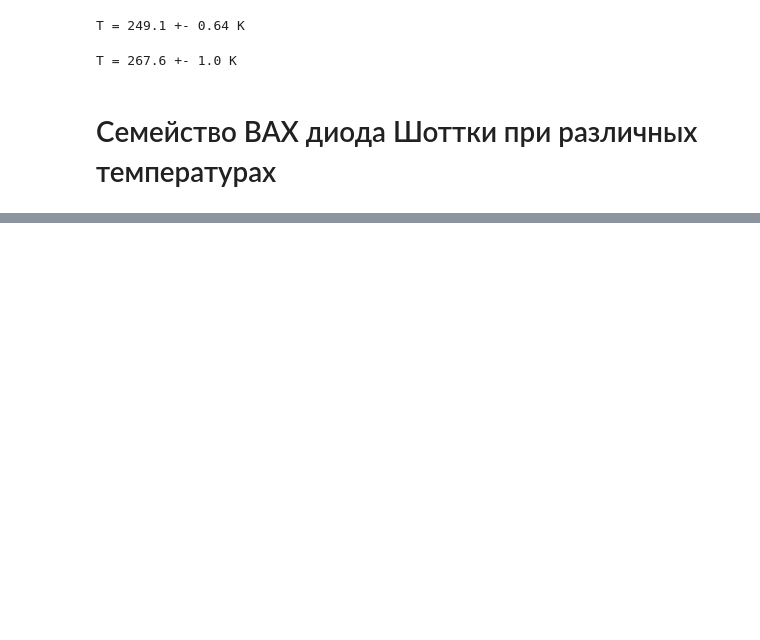
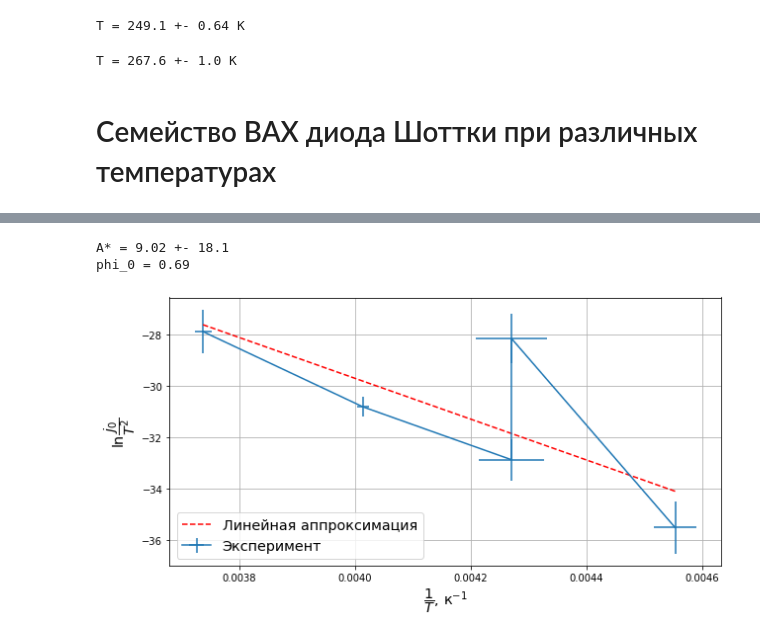
Before and after one commit to MrKozelberg/diod_schottky-, a Jupyter notebook: script.ipynb, the cells around one changed output, grey strips where cells are left out. Cells and saved outputs as stored; diff of their text form; code cells hidden in the pictures; blank space fills up the shorter version.

```diff
--- a/script.ipynb
+++ b/script.ipynb
@@ -179,0 +270,42 @@ plt.legend(loc=2)
+# %%
+_, b1 = np.polyfit(vi1[:, 0], func(vi1[:, 0], vi1[:, 1], T1), 1)
+_, b2 = np.polyfit(vi2[:, 0], func(vi2[:, 0], vi2[:, 1], T2), 1)
+_, b3 = np.polyfit(vi3[:, 0], func(vi3[:, 0], vi3[:, 1], T3), 1)
+_, b4 = np.polyfit(vi4[:-1, 0], func(vi4[:-1, 0], vi4[:-1, 1], T4), 1)
+_, b5 = np.polyfit(vi5[:-1, 0], func(vi5[:-1, 0], vi5[:-1, 1], T5), 1)
+
+b1_err = (func(vi1[:, 0], vi1[:, 1], T1)).std()
+b2_err = (func(vi2[:, 0], vi2[:, 1], T2)).std()
+b3_err = (func(vi3[:, 0], vi3[:, 1], T3)).std()
+b4_err = (func(vi4[:-1, 0], vi4[:-1, 1], T4)).std()
+b5_err = (func(vi5[:-1, 0], vi5[:-1, 1], T5)).std()
+
+b = np.array([b1, b2, b3, b4, b5])
+b_err = np.array([b1_err, b2_err, b3_err, b4_err, b5_err])
+
+j_0 = np.exp(b)
+j_0_err = b_err * j_0
+
+T = np.array([T1, T2, T3, T4, T5])
+T_err = np.array([T1_err, T2_err, T3_err, T4_err, T5_err])
+
+plt.errorbar(1/T, np.log(j_0/T**2), xerr=T_err/T**2, yerr=T_err/T+j_0_err/j_0, label='Эксперимент')
+
+A, B = np.polyfit(1/T, np.log(j_0/T**2), 1)
+
+plt.plot(1/T, A/T+B, 'r--', label='Линейная аппроксимация')
+
+plt.xlabel(r'$\dfrac{1}{T}$, к${}^{-1}$', fontsize='x-large')
+plt.ylabel(r'$\mathsf{ln}\dfrac{j_0}{T^2}$', fontsize='x-large')
+
+plt.grid()
+plt.legend(loc=3, fontsize='x-large')
+
+plt.rcParams["figure.figsize"] = (10,5)
+
+print(fr'A* = {np.exp(B):.3} +- {np.exp(np.std(np.log(j_0/T**2))):.3}')
+print(fr'phi_0 = {-A*k/e:.2}')
+# %% [output]
+A* = 9.02 +- 18.1
+phi_0 = 0.69
+[figure, added]
```
Also changed, not shown: parts of 5 cells of this notebook.
